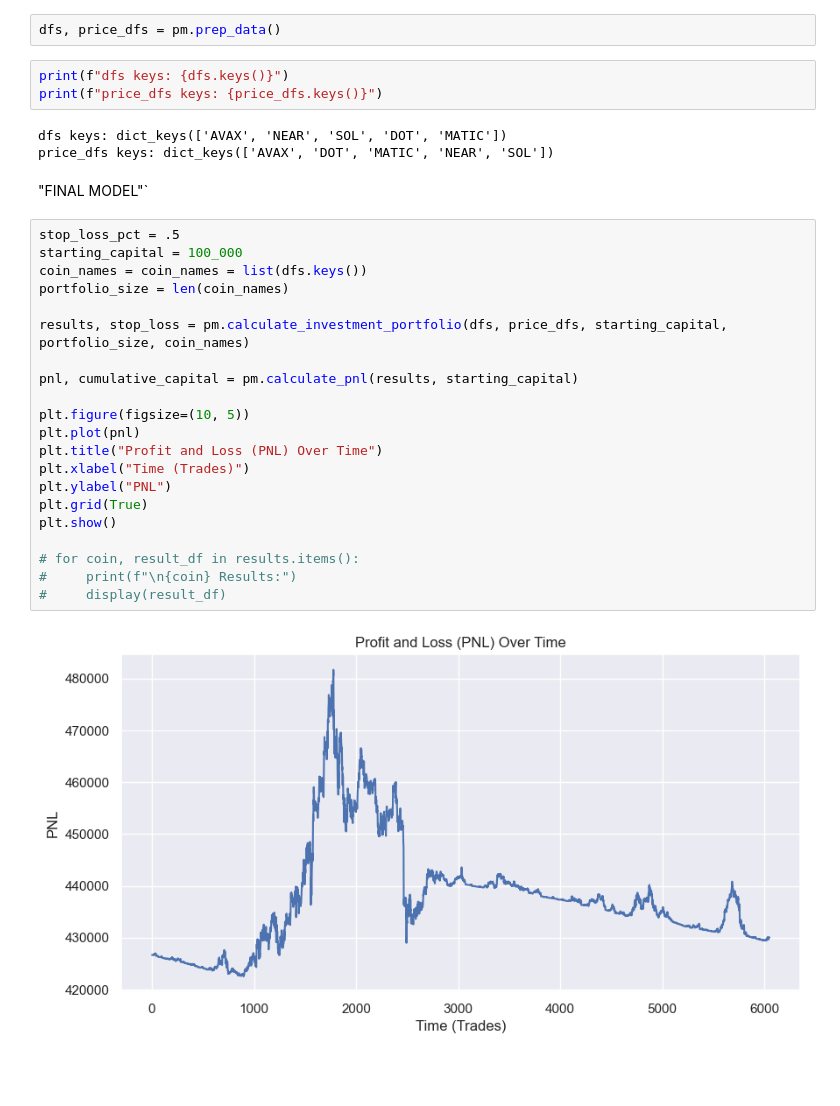
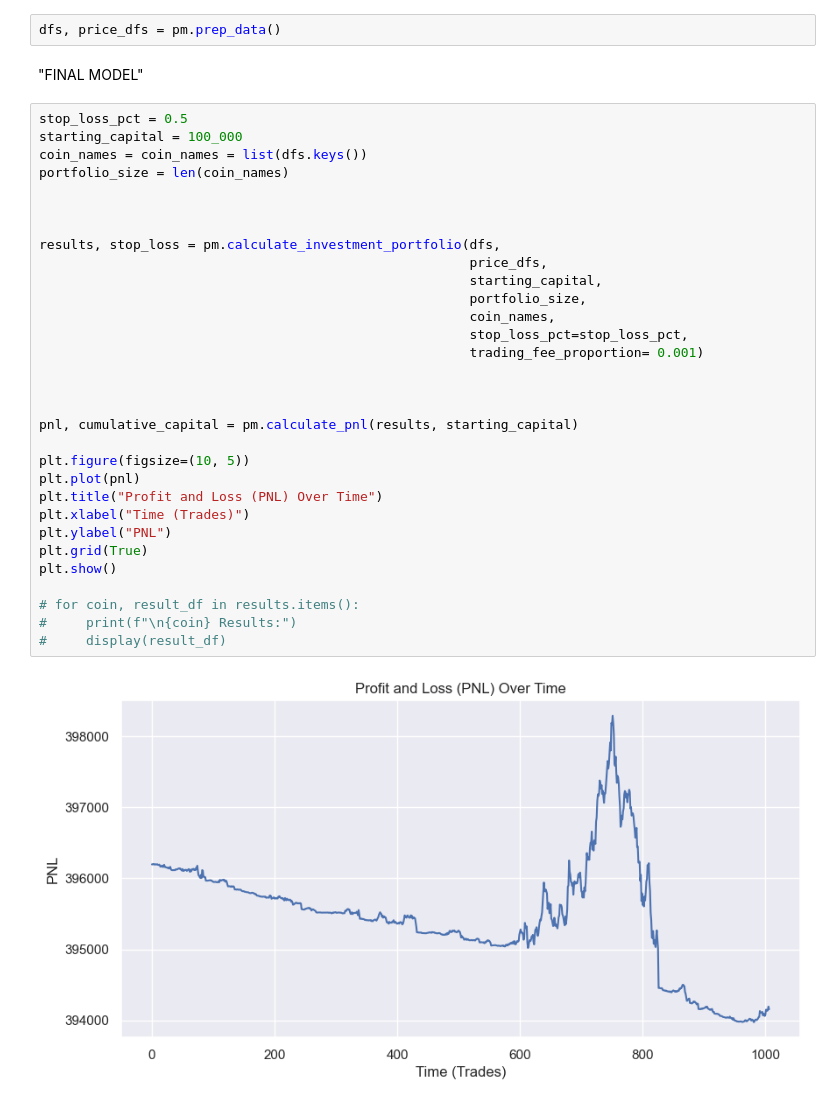
Before and after one commit to Kunj121/QTSFinalProject, a Jupyter notebook: portfolio_management_final.ipynb, the cells around one changed output. Saved outputs shown, nothing was run; the diff lists cells and outputs as text; blank space fills up the shorter version.

```diff
--- a/portfolio_management_final.ipynb
+++ b/portfolio_management_final.ipynb
@@ -10,37 +10,41 @@ importlib.reload(pm)
 <module 'pm' from '/Users/kunjshah/Downloads/QTSFinalProject/pm.py'>
 # %%
 dfs, price_dfs = pm.prep_data()
-# %%
-print(f"dfs keys: {dfs.keys()}")
-print(f"price_dfs keys: {price_dfs.keys()}")
-# %% [output]
-dfs keys: dict_keys(['AVAX', 'NEAR', 'SOL', 'DOT', 'MATIC'])
-price_dfs keys: dict_keys(['AVAX', 'DOT', 'MATIC', 'NEAR', 'SOL'])
 # %% [markdown]
-"FINAL MODEL"`
+"FINAL MODEL"
 # %%
-stop_loss_pct = .5
+stop_loss_pct = 0.5
 starting_capital = 100_000
 coin_names = coin_names = list(dfs.keys())
 portfolio_size = len(coin_names)
 
-results, stop_loss = pm.calculate_investment_portfolio(dfs, price_dfs, starting_capital, portfolio_size, coin_names)
+
+
+results, stop_loss = pm.calculate_investment_portfolio(dfs,
+                                                       price_dfs,
+                                                       starting_capital,
+                                                       portfolio_size,
+                                                       coin_names,
+                                                       stop_loss_pct=stop_loss_pct,
+                                                       trading_fee_proportion= 0.001)
+
+
 
 pnl, cumulative_capital = pm.calculate_pnl(results, starting_capital)
 
 plt.figure(figsize=(10, 5))
 plt.plot(pnl)
 plt.title("Profit and Loss (PNL) Over Time")
 plt.xlabel("Time (Trades)")
 plt.ylabel("PNL")
 plt.grid(True)
 plt.show()
 
 # for coin, result_df in results.items():
 #     print(f"\n{coin} Results:")
 #     display(result_df)
 # %% [output]
-[figure, old version]
+[figure, new version]
 # %%
 pm.generate_seaborn_plots(results, pnl, cumulative_capital, price_dfs, stop_loss)
 # %% [output]
```
Also changed, not shown: parts of 4 cells of this notebook, 1 other file.
